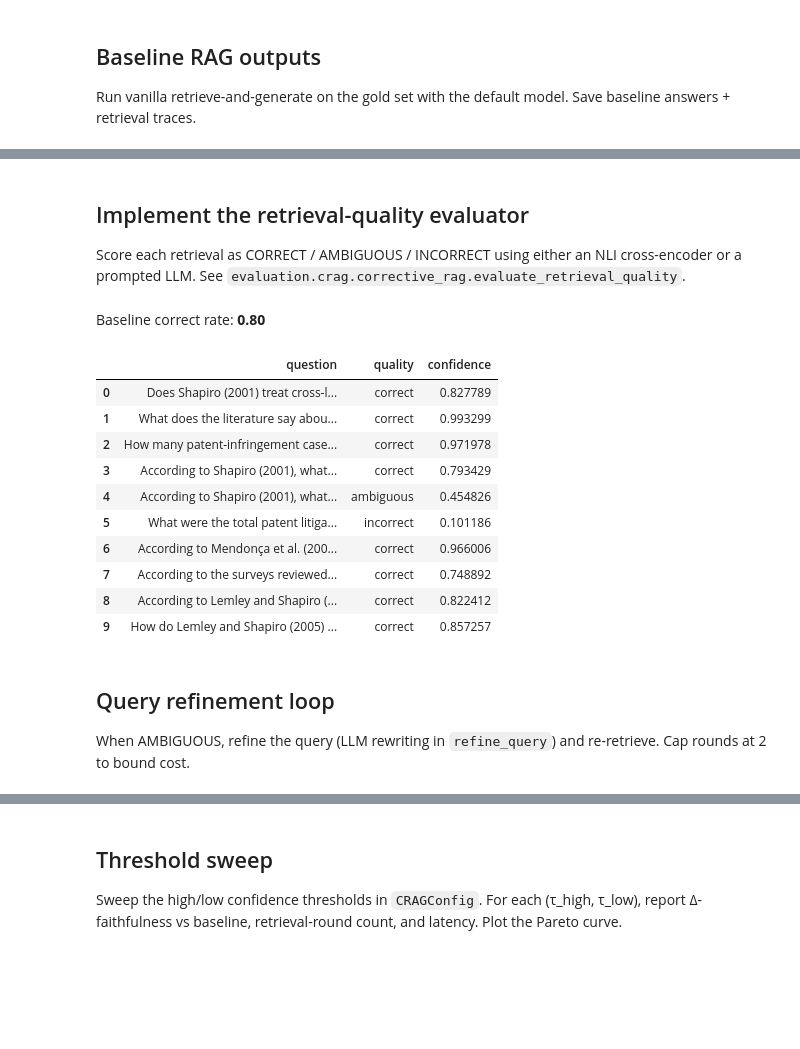
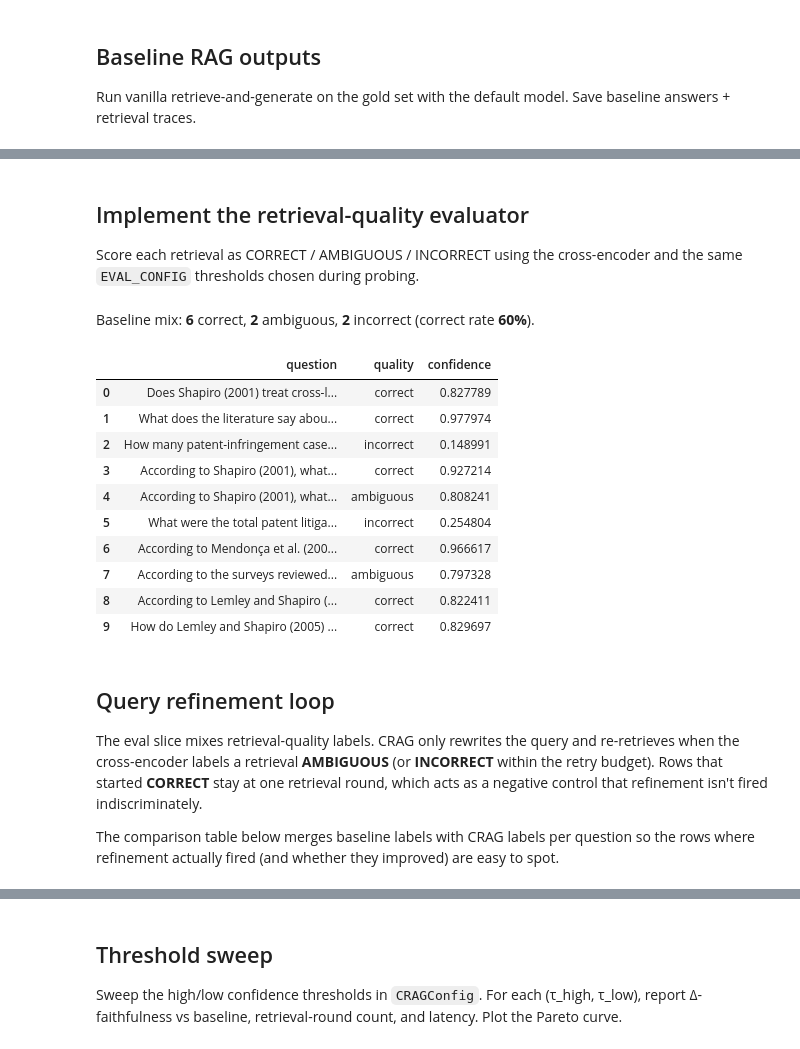
Before and after one commit to eliemada/cs552-faithful-rag, a Jupyter notebook: notebooks/faruk_zahiragic_415360.ipynb, the cells around one changed output, grey strips where cells are left out. Drawn from its saved outputs; the diff is of its cells as text; code cells hidden in the pictures; blank space fills up the shorter version.

```diff
--- a/notebooks/faruk_zahiragic_415360.ipynb
+++ b/notebooks/faruk_zahiragic_415360.ipynb
@@ -339,36 +466,48 @@ display(baseline_df[["question", "latency_s"]])
 # %% [markdown]
 ## Implement the retrieval-quality evaluator
 
-Score each retrieval as CORRECT / AMBIGUOUS / INCORRECT using either an NLI cross-encoder or a prompted LLM. See `evaluation.crag.corrective_rag.evaluate_retrieval_quality`.
+Score each retrieval as CORRECT / AMBIGUOUS / INCORRECT using the cross-encoder and the same `EVAL_CONFIG` thresholds chosen during probing.
 # %%
-from evaluation.crag.corrective_rag import RetrievalQuality, evaluate_retrieval_quality
+from evaluation.crag.corrective_rag import RetrievalQuality
 
 quality_rows = []
 for row in baseline_rows:
-    quality, conf = evaluate_retrieval_quality(row["question"], row["docs"])
+    quality, conf = evaluate_retrieval_quality(
+        row["question"], row["docs"], config=EVAL_CONFIG
+    )
     quality_rows.append({"quality": quality.value, "confidence": conf})
 
 quality_df = pd.DataFrame(quality_rows)
 baseline_df = pd.concat([baseline_df, quality_df], axis=1)
 
+mix = baseline_df["quality"].value_counts().to_dict()
+baseline_ambiguous = int(mix.get(RetrievalQuality.AMBIGUOUS.value, 0))
 baseline_correct_rate = (baseline_df["quality"] == RetrievalQuality.CORRECT.value).mean()
-display(Markdown(f"Baseline correct rate: **{baseline_correct_rate:.2f}**"))
+display(
+    Markdown(
+        f"Baseline mix: **{mix.get('correct', 0)}** correct, "
+        f"**{baseline_ambiguous}** ambiguous, **{mix.get('incorrect', 0)}** incorrect "
+        f"(correct rate **{baseline_correct_rate:.0%}**)."
+    )
+)
 display(baseline_df[["question", "quality", "confidence"]])
 # %% [output]
-Baseline correct rate: **0.80**
+Baseline mix: **6** correct, **2** ambiguous, **2** incorrect (correct rate **60%**).
 |  | question | quality | confidence |
 | 0 | Does Shapiro (2001) treat cross-l... | correct | 0.827789 |
-| 1 | What does the literature say abou... | correct | 0.993299 |
-| 2 | How many patent-infringement case... | correct | 0.971978 |
-| 3 | According to Shapiro (2001), what... | correct | 0.793429 |
-| 4 | According to Shapiro (2001), what... | ambiguous | 0.454826 |
-| 5 | What were the total patent litiga... | incorrect | 0.101186 |
-| 6 | According to Mendonça et al. (200... | correct | 0.966006 |
-| 7 | According to the surveys reviewed... | correct | 0.748892 |
-| 8 | According to Lemley and Shapiro (... | correct | 0.822412 |
-| 9 | How do Lemley and Shapiro (2005) ... | correct | 0.857257 |
+| 1 | What does the literature say abou... | correct | 0.977974 |
+| 2 | How many patent-infringement case... | incorrect | 0.148991 |
+| 3 | According to Shapiro (2001), what... | correct | 0.927214 |
+| 4 | According to Shapiro (2001), what... | ambiguous | 0.808241 |
+| 5 | What were the total patent litiga... | incorrect | 0.254804 |
+| 6 | According to Mendonça et al. (200... | correct | 0.966617 |
+| 7 | According to the surveys reviewed... | ambiguous | 0.797328 |
+| 8 | According to Lemley and Shapiro (... | correct | 0.822411 |
+| 9 | How do Lemley and Shapiro (2005) ... | correct | 0.829697 |
 # %% [markdown]
 ## Query refinement loop
 
-When AMBIGUOUS, refine the query (LLM rewriting in `refine_query`) and re-retrieve. Cap rounds at 2 to bound cost.
+The eval slice mixes retrieval-quality labels. CRAG only rewrites the query and re-retrieves when the cross-encoder labels a retrieval **AMBIGUOUS** (or **INCORRECT** within the retry budget). Rows that started **CORRECT** stay at one retrieval round, which acts as a negative control that refinement isn't fired indiscriminately.
+
+The comparison table below merges baseline labels with CRAG labels per question so the rows where refinement actually fired (and whether they improved) are easy to spot.
 # %%
```
Also changed, not shown: parts of 8 cells of this notebook.
